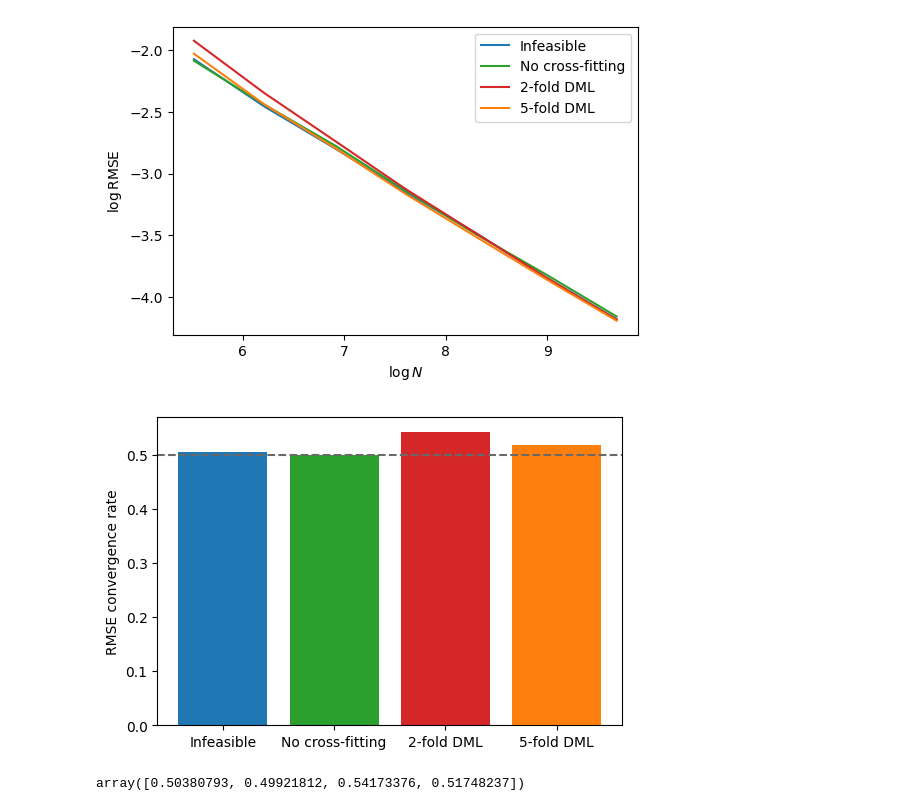
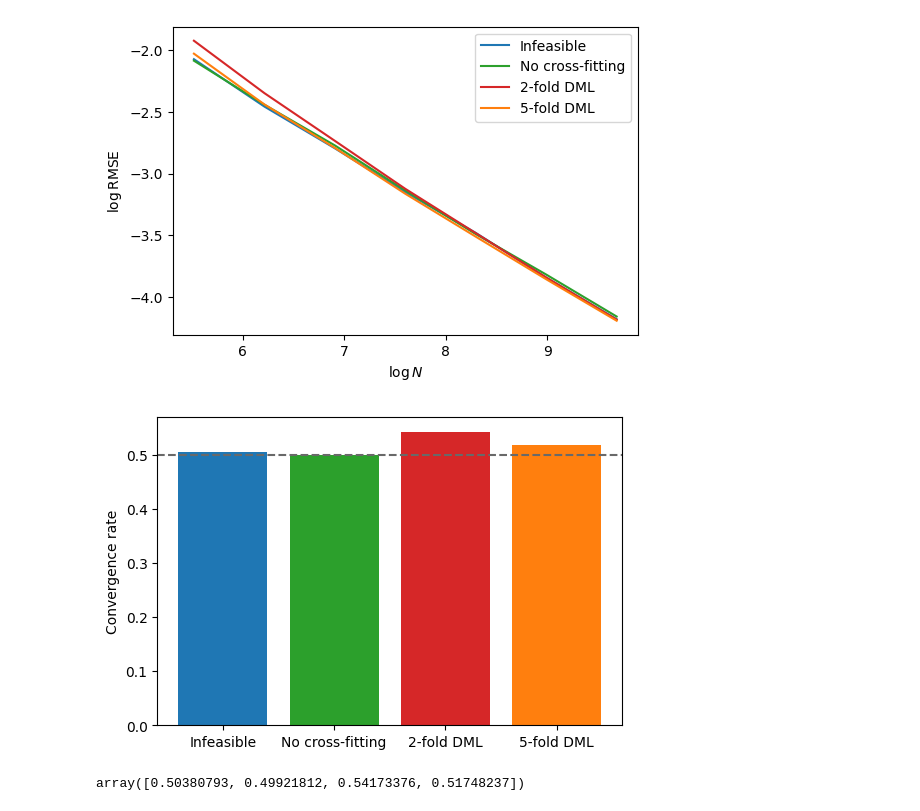
Before and after one commit to zijianwang2000/MA_CausalML, a Jupyter notebook: Simple model (3 confounders)/Visualization_2.ipynb, the cells around one changed output. Saved outputs shown, nothing was run; the diff lists cells and outputs as text; code cells hidden in the pictures.

```diff
--- a/Simple model (3 confounders)/Visualization_2.ipynb
+++ b/Simple model (3 confounders)/Visualization_2.ipynb
@@ -103,16 +103,16 @@ for fmt in ['png', 'pdf']:
 # %%
 # Convergence rates
 slopes = np.polyfit(np.log(sample_sizes), np.log(rmse), 1)[0,:]
 
 plt.figure(figsize=(6, 4))
 plt.bar(names, -slopes, color=colors)
 plt.axhline(y=0.5, color='dimgrey', linestyle='--')
-plt.ylabel('RMSE convergence rate')
+plt.ylabel('Convergence rate')
 
 for fmt in ['png', 'pdf']:
     plt.savefig(f'figures_2/Convergence_rates_2.{fmt}', dpi=300, bbox_inches='tight')
 # %% [output]
-[figure, old version]
+[figure, new version]
 # %%
 -slopes
 # %% [output]
```
Also changed, not shown: 30 other files.
